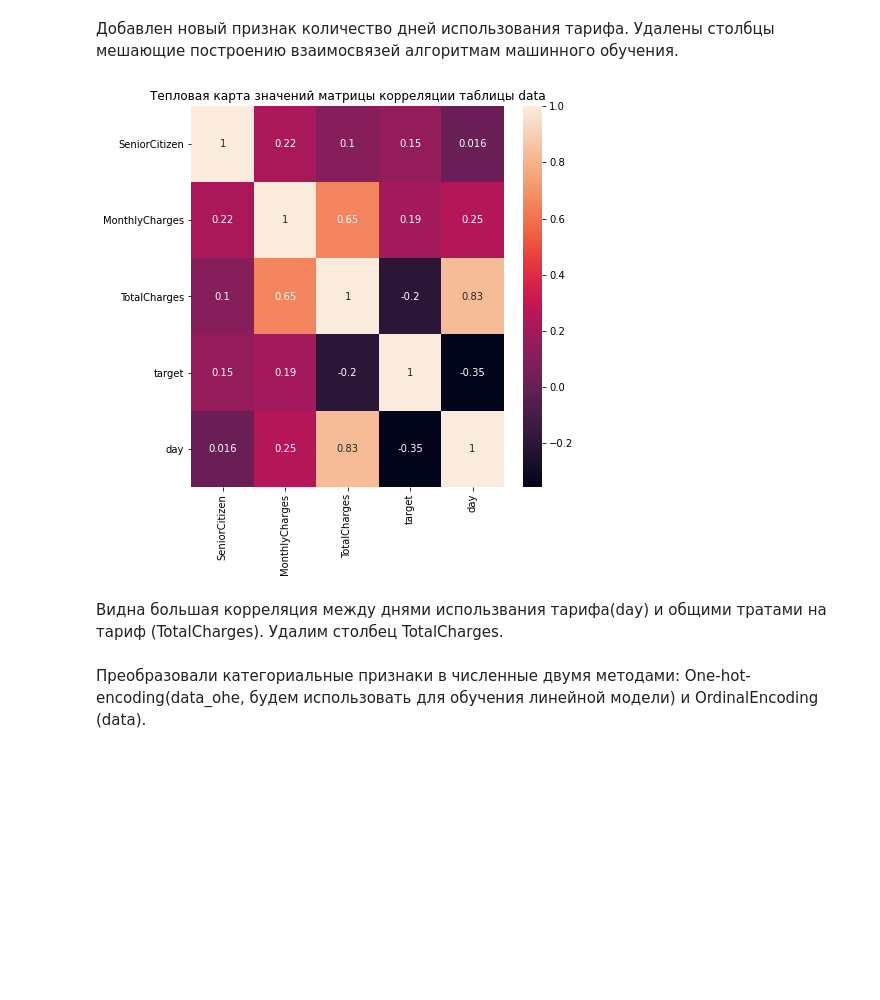
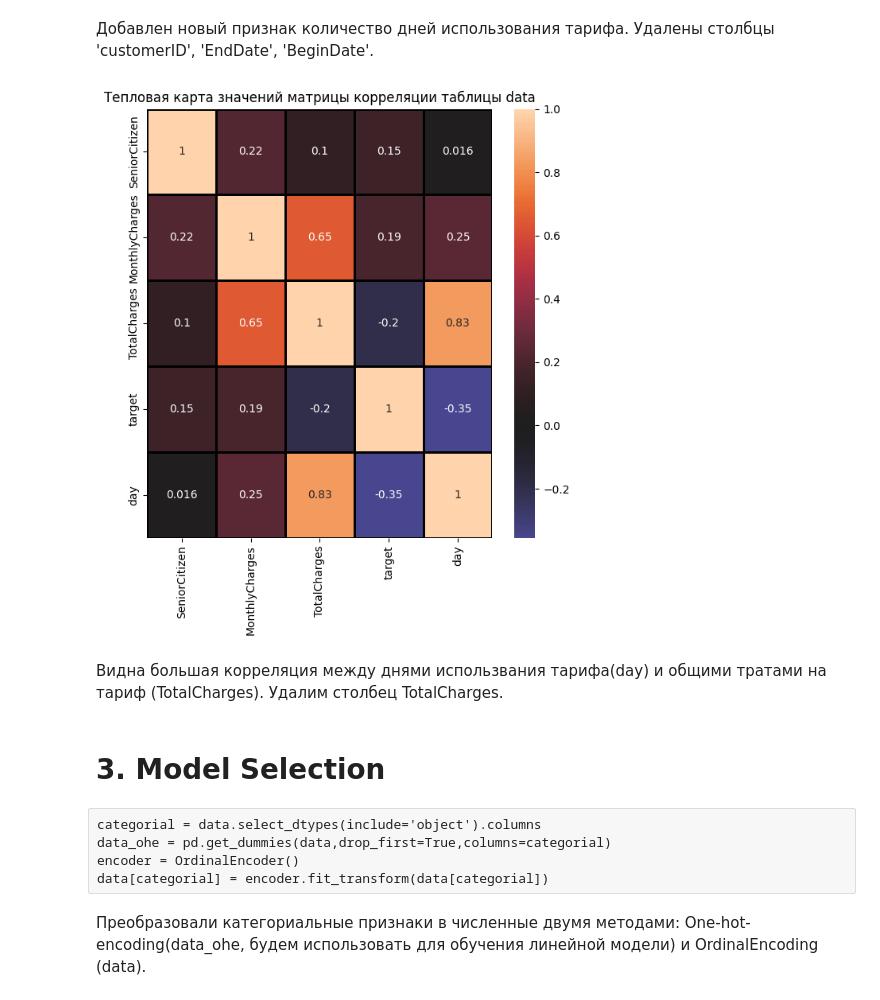
Before and after one commit to Vladruss/ML_telecom_customer_outflow, a Jupyter notebook: telecom_customer_outflow.ipynb, the cells around one changed output. Cells and saved outputs as stored; diff of their text form; code cells hidden in the pictures; blank space fills up the shorter version.

```diff
--- a/telecom_customer_outflow.ipynb
+++ b/telecom_customer_outflow.ipynb
@@ -167,15 +155,16 @@ memory usage: 99.5+ KB
 # %%
-data = df_personal.merge(df_contract, on='customerID', how='inner')
-data = data.merge(df_internet, on='customerID', how='left')
-data = data.merge(df_phone, on='customerID', how='left')
-data['InternetService'] = data['InternetService'].fillna('not_use')
-data['OnlineSecurity'] = data['OnlineSecurity'].fillna('not_use')
-data['OnlineBackup'] = data['OnlineBackup'].fillna('not_use')
-data['DeviceProtection'] = data['DeviceProtection'].fillna('not_use')
-data['TechSupport'] = data['TechSupport'].fillna('not_use')
-data['StreamingTV'] = data['StreamingTV'].fillna('not_use')
-data['StreamingMovies'] = data['StreamingMovies'].fillna('not_use')
-data['MultipleLines'] = data['MultipleLines'].fillna('not_use')
+data = (df_personal
+        .merge(df_contract, on='customerID', how='inner')
+        .merge(df_internet, on='customerID', how='left')
+        .merge(df_phone, on='customerID', how='left')
+       )
+
+# Список столбцов для заполнения значениями 'not_use'
+columns_to_fill = ['InternetService', 'OnlineSecurity', 'OnlineBackup', 'DeviceProtection',
+                   'TechSupport', 'StreamingTV', 'StreamingMovies', 'MultipleLines']
+
+data[columns_to_fill] = data[columns_to_fill].fillna('not_use')
+
 data.info()
 # %% [output]
 <class 'pandas.core.frame.DataFrame'>
@@ -376,17 +262,25 @@ plt.ylabel('Количество клиентов');
 data['day'] = (data['EndDate'] - data['BeginDate']).dt.days
 data = data.drop(['customerID', 'EndDate', 'BeginDate'], axis=1)
 # %% [markdown]
-Добавлен новый признак количество дней использования тарифа. Удалены столбцы мешающие построению взаимосвязей алгоритмам машинного обучения.
+Добавлен новый признак количество дней использования тарифа. Удалены столбцы 'customerID', 'EndDate', 'BeginDate'.
 # %%
 plt.figure(figsize=(7,7))
 plt.title('Тепловая карта значений матрицы корреляции таблицы data')
-sns.heatmap(data.corr(), annot=True);
+sns.heatmap(data.corr(numeric_only=True), annot=True, center= 0, linewidths=1, linecolor='black')
+plt.show()
 # %% [output]
-[figure, old version]
+[figure, new version]
 # %%
 data = data.drop(['TotalCharges'], axis=1)
 # %% [markdown]
 Видна большая корреляция между днями использвания тарифа(day) и общими тратами на тариф (TotalCharges). Удалим столбец TotalCharges.
+# %% [markdown]
+# 3. Model Selection
+# %% [raw]
+categorial = data.select_dtypes(include='object').columns
+data_ohe = pd.get_dummies(data,drop_first=True,columns=categorial)
+encoder = OrdinalEncoder()
+data[categorial] = encoder.fit_transform(data[categorial])
 # %%
 categorial = data.select_dtypes(include='object').columns
 data_ohe = pd.get_dummies(data,drop_first=True,columns=categorial)
```
Also changed, not shown: parts of 89 cells of this notebook, 8 other files.
